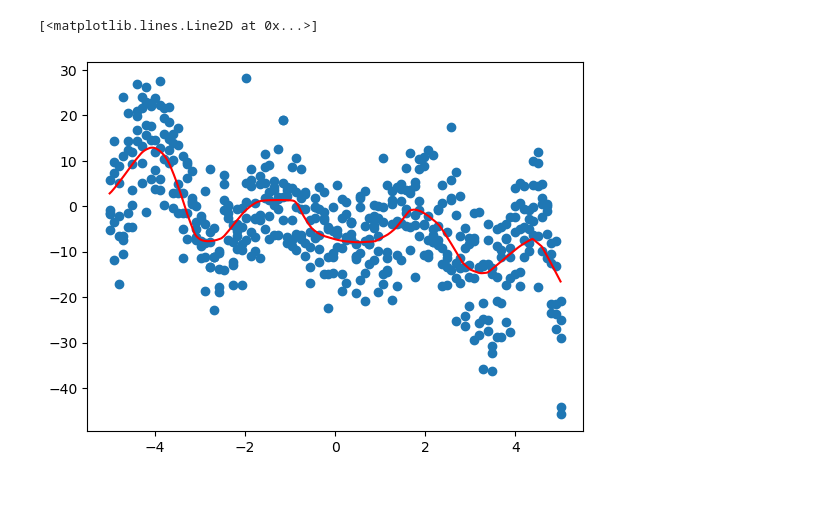
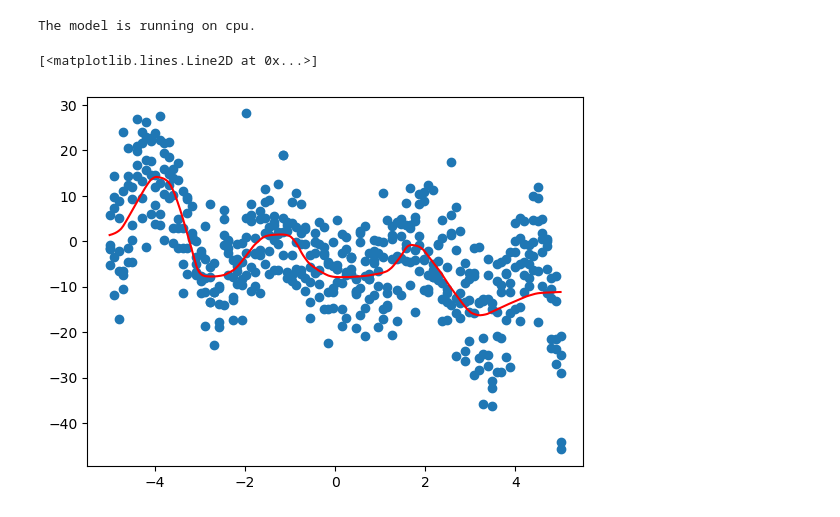
Before and after one commit to jonaden94/DaNuMa2024, a Jupyter notebook: exercises/toy_example_pytorch/toy_example.ipynb, the cells around one changed output. Saved outputs shown, nothing was run; the diff lists cells and outputs as text; code cells hidden in the pictures.

Commit message:
CPU fallback if cuda is not available

```diff
--- a/exercises/toy_example_pytorch/toy_example.ipynb
+++ b/exercises/toy_example_pytorch/toy_example.ipynb
@@ -44,7 +44,14 @@ class MLP(nn.Module):
 # %%
 dataset = ToyDataset(x, y)
 dataloader = DataLoader(dataset, batch_size=64, shuffle=True)
-model = MLP().cuda()
+
+# check if cuda is available
+device = torch.device('cuda' if torch.cuda.is_available() else 'cpu')
+print(f"The model is running on {device}.")
+
+model = MLP().to(device)
+# %% [output]
+The model is running on cpu.
 # %%
 epochs = 200
 
@@ -61,16 +68,16 @@ for epoch in tqdm(range(epochs)):
         loss.backward()
         optimizer.step()
 # %%
-data = pd.read_csv('/usr/users/henrich1/exercises_summer_school/data/toy_example_pytorch/toy_example.csv')
+data = pd.read_csv('toy_example.csv')
 x = data['x'].to_numpy()
 y = data['y'].to_numpy()
 plt.scatter(x, y)
 
-x_seq = torch.linspace(-5, 5, 500)[:, None].cuda()
+x_seq = torch.linspace(-5, 5, 500)[:, None].to(device)
 model.eval()
 with torch.no_grad():
     y_seq = model(x_seq)
 plt.plot(x_seq.cpu(), y_seq.cpu(), c='r')
 # %% [output]
 [<matplotlib.lines.Line2D at 0x...>]
-[figure, old version]
+[figure, new version]
```
Also changed, not shown: parts of 1 cell of this notebook, 1 other file.
